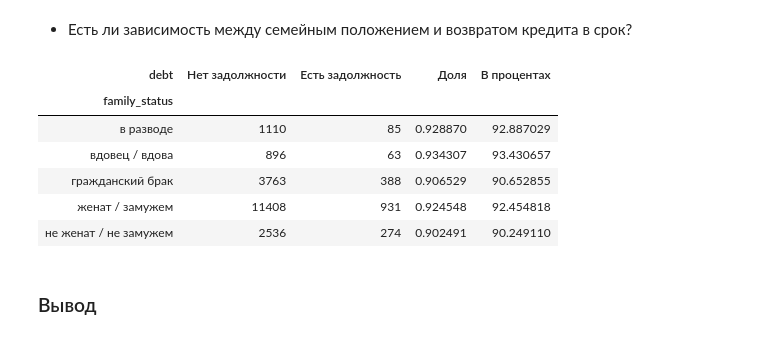
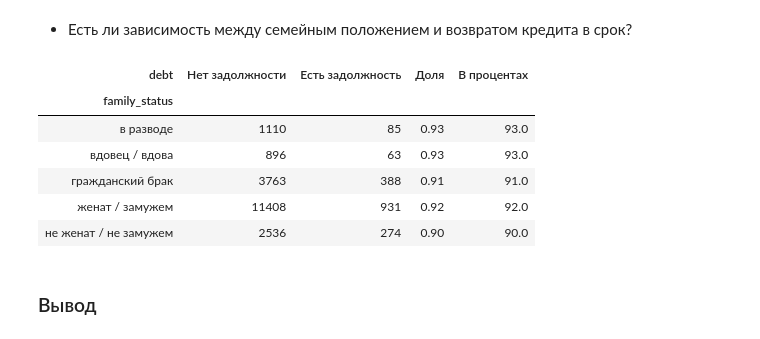
Before and after one commit to Junal8/YandexPract, a Jupyter notebook: Second project.ipynb, the cells around one changed output. Saved outputs shown, nothing was run; the diff lists cells and outputs as text; code cells hidden in the pictures.

```diff
--- a/Second project.ipynb
+++ b/Second project.ipynb
@@ -289,28 +289,28 @@ display(pivot_child)
 # %%
 #методом pivot_table создадим сводную таблицу для наглядного представления результатов
 pivot_family_status = data.pivot_table(index=['family_status'], columns='debt', values = 'gender', aggfunc='count')
 
 # посчитаем долю людей с разным семейным положением, которые не имеют задолжности
-pivot_family_status['family_stat'] = pivot_family_status[0] / (pivot_family_status[0] + pivot_family_status[1])
+pivot_family_status['family_stat'] = round(pivot_family_status[0] / (pivot_family_status[0] + pivot_family_status[1]), 2)
 
 # представим в процентах
-pivot_family_status['percent'] = pivot_family_status['family_stat'] * 100
+pivot_family_status['percent'] = round(pivot_family_status['family_stat'] * 100, 2)
 
 # поменяем название столбцов
 # pivot_family_status.set_axis(['нет задолжн.','есть задолжн.','доля', 'проценты'], axis = 'columns', inplace = True)
 pivot_family_status.rename(columns = {0 : "Нет задолжности", 1 :"Есть задолжность", "family_stat": "Доля",
                               "percent": "В процентах"}, inplace = True)
 
 
 display(pivot_family_status)
 # %% [output]
 | debt | Нет задолжности | Есть задолжность | Доля | В процентах |
 | family_status |  |  |  |  |
-| в разводе | 1110 | 85 | 0.928870 | 92.887029 |
-| вдовец / вдова | 896 | 63 | 0.934307 | 93.430657 |
-| гражданский брак | 3763 | 388 | 0.906529 | 90.652855 |
-| женат / замужем | 11408 | 931 | 0.924548 | 92.454818 |
-| не женат / не замужем | 2536 | 274 | 0.902491 | 90.249110 |
+| в разводе | 1110 | 85 | 0.93 | 93.0 |
+| вдовец / вдова | 896 | 63 | 0.93 | 93.0 |
+| гражданский брак | 3763 | 388 | 0.91 | 91.0 |
+| женат / замужем | 11408 | 931 | 0.92 | 92.0 |
+| не женат / не замужем | 2536 | 274 | 0.90 | 90.0 |
 # %% [markdown]
 ### Вывод
 # %% [markdown]
```
Also changed, not shown: parts of 3 cells of this notebook.
